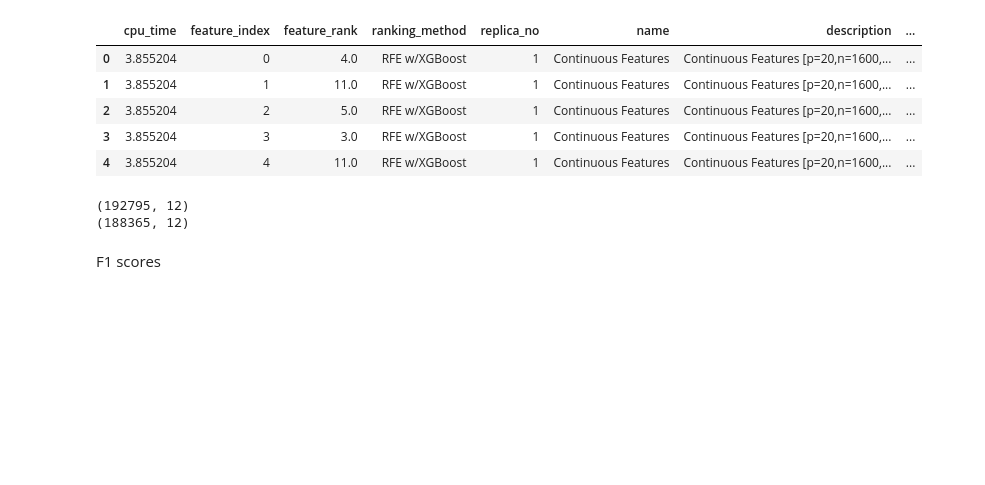
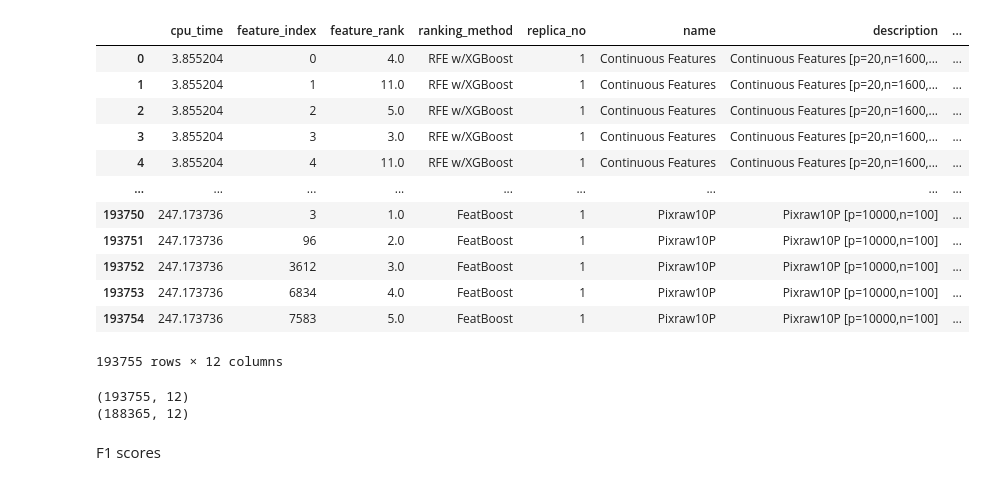
Before and after one commit to dunnkers/feature-selection, a Jupyter notebook: analysis/benchmark-20200524/stat-analysis.ipynb, the cells around one changed output. Cells and saved outputs as stored; diff of their text form; code cells hidden in the pictures; blank space fills up the shorter version.

```diff
--- a/analysis/benchmark-20200524/stat-analysis.ipynb
+++ b/analysis/benchmark-20200524/stat-analysis.ipynb
@@ -1,16 +1,23 @@
 # %%
 import pandas as pd
 statdata = pd.read_csv('./data/statdata.csv')
-statdata.head()
+statdata
 # %% [output]
 |  | cpu_time | feature_index | feature_rank | ranking_method | replica_no | name | description | ... |
 | 0 | 3.855204 | 0 | 4.0 | RFE w/XGBoost | 1 | Continuous Features | Continuous Features [p=20,n=1600,... | ... |
 | 1 | 3.855204 | 1 | 11.0 | RFE w/XGBoost | 1 | Continuous Features | Continuous Features [p=20,n=1600,... | ... |
 | 2 | 3.855204 | 2 | 5.0 | RFE w/XGBoost | 1 | Continuous Features | Continuous Features [p=20,n=1600,... | ... |
 | 3 | 3.855204 | 3 | 3.0 | RFE w/XGBoost | 1 | Continuous Features | Continuous Features [p=20,n=1600,... | ... |
 | 4 | 3.855204 | 4 | 11.0 | RFE w/XGBoost | 1 | Continuous Features | Continuous Features [p=20,n=1600,... | ... |
+| ... | ... | ... | ... | ... | ... | ... | ... | ... |
+| 193750 | 247.173736 | 3 | 1.0 | FeatBoost | 1 | Pixraw10P | Pixraw10P [p=10000,n=100] | ... |
+| 193751 | 247.173736 | 96 | 2.0 | FeatBoost | 1 | Pixraw10P | Pixraw10P [p=10000,n=100] | ... |
+| 193752 | 247.173736 | 3612 | 3.0 | FeatBoost | 1 | Pixraw10P | Pixraw10P [p=10000,n=100] | ... |
+| 193753 | 247.173736 | 6834 | 4.0 | FeatBoost | 1 | Pixraw10P | Pixraw10P [p=10000,n=100] | ... |
+| 193754 | 247.173736 | 7583 | 5.0 | FeatBoost | 1 | Pixraw10P | Pixraw10P [p=10000,n=100] | ... |
+193755 rows × 12 columns
 # %%
-subset = statdata
+subset = statdata.copy()
 subset = subset[subset['name'] != 'Missing Values']
 subset = subset[subset['name'] != 'Continuous Endpoints (Threshold)']
 subset = subset[subset['name'] != 'Continuous Endpoints (GAMETES)']
@@ -19,7 +26,7 @@ subset = subset[subset['ranking_method'] != 'Stability Selection']
 print(statdata.shape)
 print(subset.shape)
 # %% [output]
-(192795, 12)
+(193755, 12)
 (188365, 12)
 # %% [markdown]
 F1 scores
```
Also changed, not shown: parts of 3 cells of this notebook, 4 other files.
